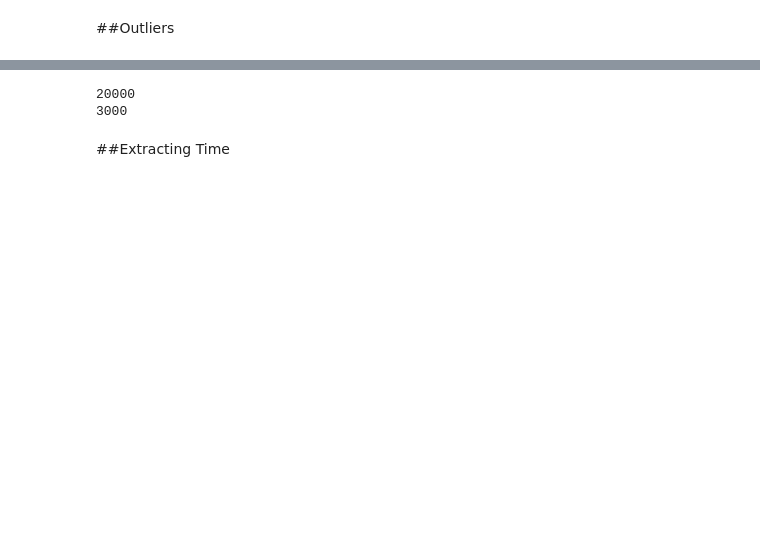
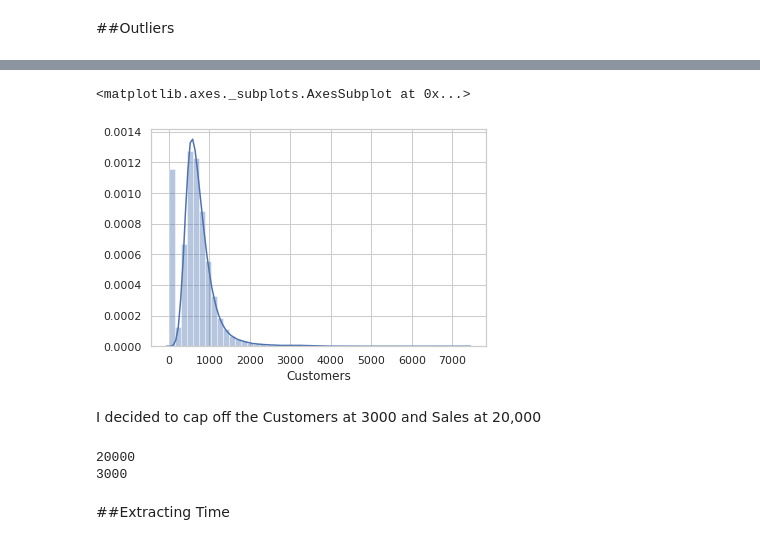
Before and after one commit to munyolec/Sales_Prediction, a Jupyter notebook: Sales_prediction_final.ipynb, the cells around one changed output, grey strips where cells are left out. Cells and saved outputs as stored; diff of their text form; code cells hidden in the pictures; blank space fills up the shorter version.

```diff
--- a/Sales_prediction_final.ipynb
+++ b/Sales_prediction_final.ipynb
@@ -143,3 +160,10 @@ train_store["CompetitionDistance"]=train_store["CompetitionDistance"].fillna(tra
+# %%
+sns.distplot(train_store["Customers"])
+# %% [output]
+<matplotlib.axes._subplots.AxesSubplot at 0x...>
+[figure, added]
+# %% [markdown]
+I decided to cap off the Customers at 3000 and Sales at 20,000
 # %%
 train_store["Sales"]=train_store["Sales"].apply(lambda x: 20000 if x>20000 else x)
 train_store["Customers"]=train_store["Customers"].apply(lambda y: 3000 if y>3000 else y)
```
Also changed, not shown: parts of 22 cells of this notebook.
